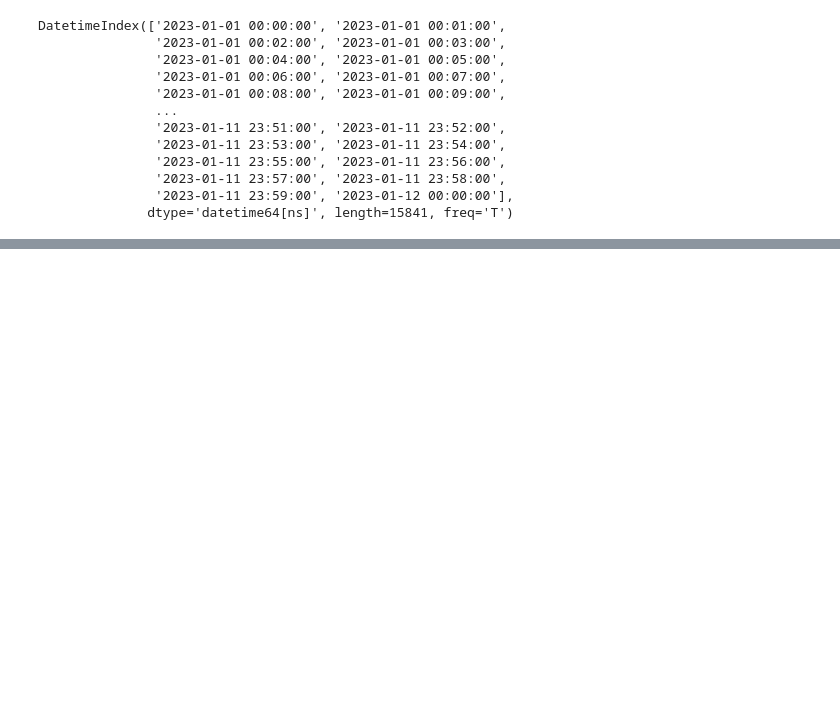
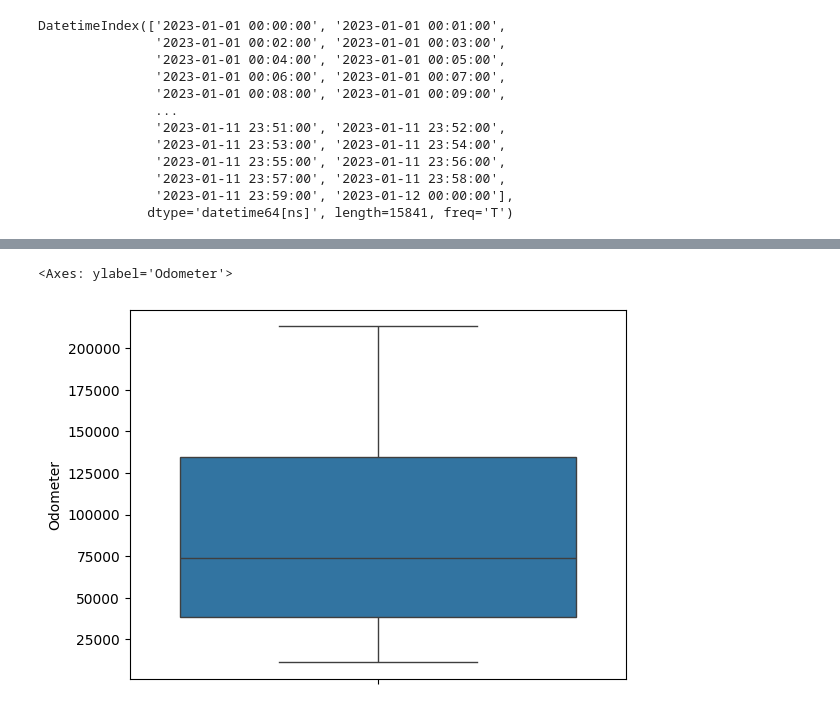
Before and after one commit to PandiDurai010722/AI_and_ML, a Jupyter notebook: 03.12.23.ipynb, the cells around one changed output, grey strips where cells are left out. Cells and saved outputs as stored; diff of their text form; code cells hidden in the pictures; blank space fills up the shorter version.

```diff
--- a/03.12.23.ipynb
+++ b/03.12.23.ipynb
@@ -147,0 +1236,10 @@ mycursor.execute("
+# %%
+import pandas as pd
+
+df =pd.read_csv(r"C:\Users\User\Downloads\car-sales-missing-data.csv")
+# %%
+import seaborn as sns
+sns.boxplot(data=df,y='Odometer')
+# %% [output]
+<Axes: ylabel='Odometer'>
+[figure, added]
```
Also changed, not shown: parts of 135 cells of this notebook, 5 other files.
